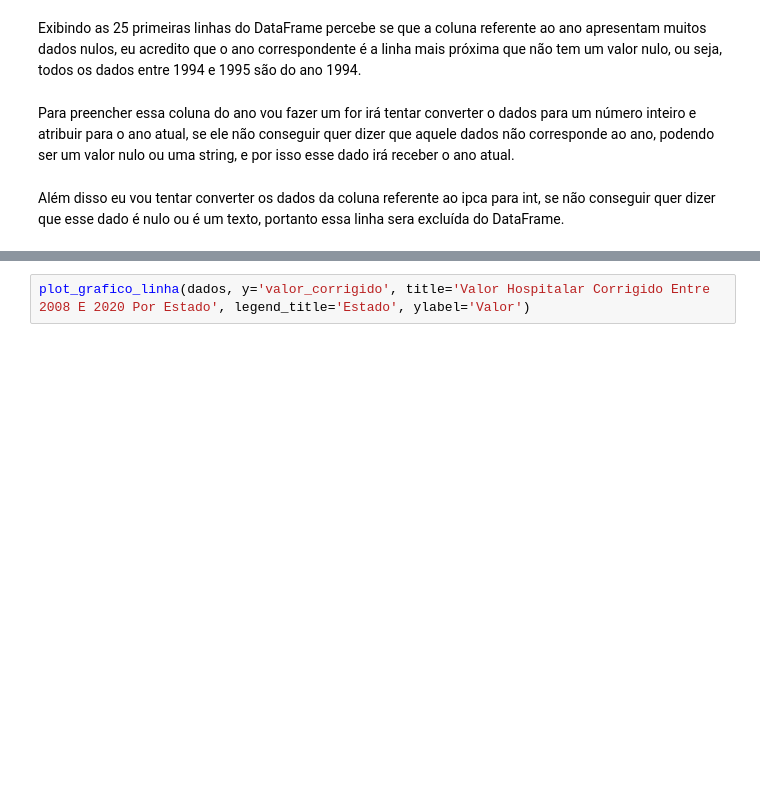
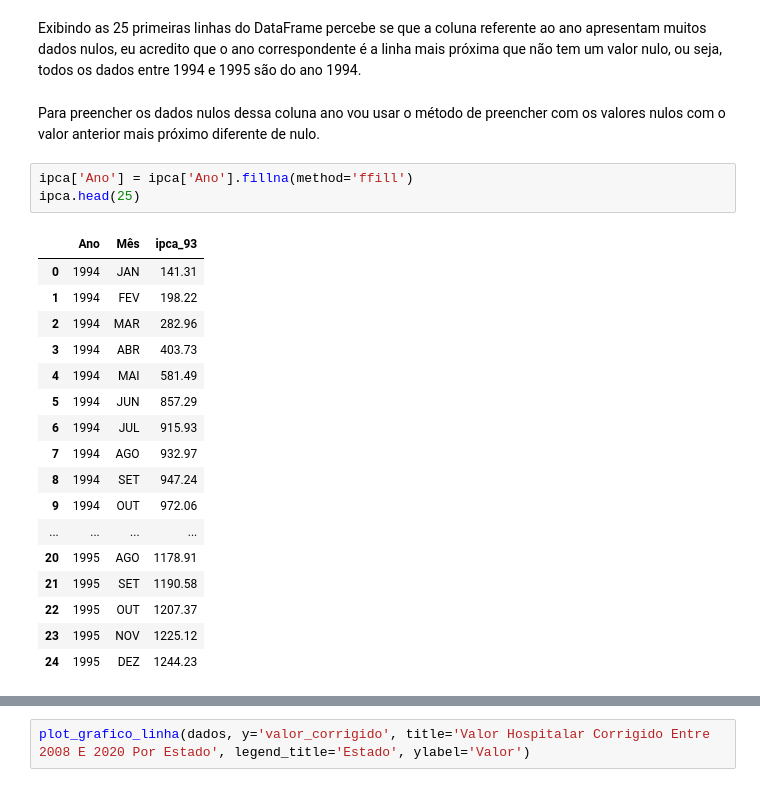
Before and after one commit to PedroHCAlmeida/Projeto_final_M1_bootcamp_alura, a Jupyter notebook: notebooks/limpeza_valor_hospitalar.ipynb, the cells around one changed output, grey strips where cells are left out. Cells and saved outputs as stored; diff of their text form; blank space fills up the shorter version.

```diff
--- a/notebooks/limpeza_valor_hospitalar.ipynb
+++ b/notebooks/limpeza_valor_hospitalar.ipynb
@@ -144,7 +144,26 @@ ipca.head(25)
 | 24 | NaN | DEZ | 1244.23 |
 # %% [markdown]
 Exibindo as 25 primeiras linhas do DataFrame percebe se que a coluna referente ao ano apresentam muitos dados nulos, eu acredito que o ano correspondente é a linha mais próxima que não tem um valor nulo, ou seja, todos os dados entre 1994 e 1995 são do ano 1994.
-# %% [markdown]
-Para preencher essa coluna do ano vou fazer um for irá tentar converter o dados para um número inteiro e atribuir para o ano atual, se ele não conseguir quer dizer que aquele dados não corresponde ao ano, podendo ser um valor nulo ou uma string, e por isso esse dado irá receber o ano atual.
-# %% [markdown]
-Além disso eu vou tentar converter os dados da coluna referente ao ipca para int, se não conseguir quer dizer que esse dado é nulo ou é um texto, portanto essa linha sera excluída do DataFrame.
+# %% [markdown]
+Para preencher os dados nulos dessa coluna ano vou usar o método de preencher com os valores nulos com o valor anterior mais próximo diferente de nulo.
+# %%
+ipca['Ano'] = ipca['Ano'].fillna(method='ffill')
+ipca.head(25)
+# %% [output]
+|  | Ano | Mês | ipca_93 |
+| 0 | 1994 | JAN | 141.31 |
+| 1 | 1994 | FEV | 198.22 |
+| 2 | 1994 | MAR | 282.96 |
+| 3 | 1994 | ABR | 403.73 |
+| 4 | 1994 | MAI | 581.49 |
+| 5 | 1994 | JUN | 857.29 |
+| 6 | 1994 | JUL | 915.93 |
+| 7 | 1994 | AGO | 932.97 |
+| 8 | 1994 | SET | 947.24 |
+| 9 | 1994 | OUT | 972.06 |
+| ... | ... | ... | ... |
+| 20 | 1995 | AGO | 1178.91 |
+| 21 | 1995 | SET | 1190.58 |
+| 22 | 1995 | OUT | 1207.37 |
+| 23 | 1995 | NOV | 1225.12 |
+| 24 | 1995 | DEZ | 1244.23 |
```
Also changed, not shown: parts of 21 cells of this notebook, 3 other files.
